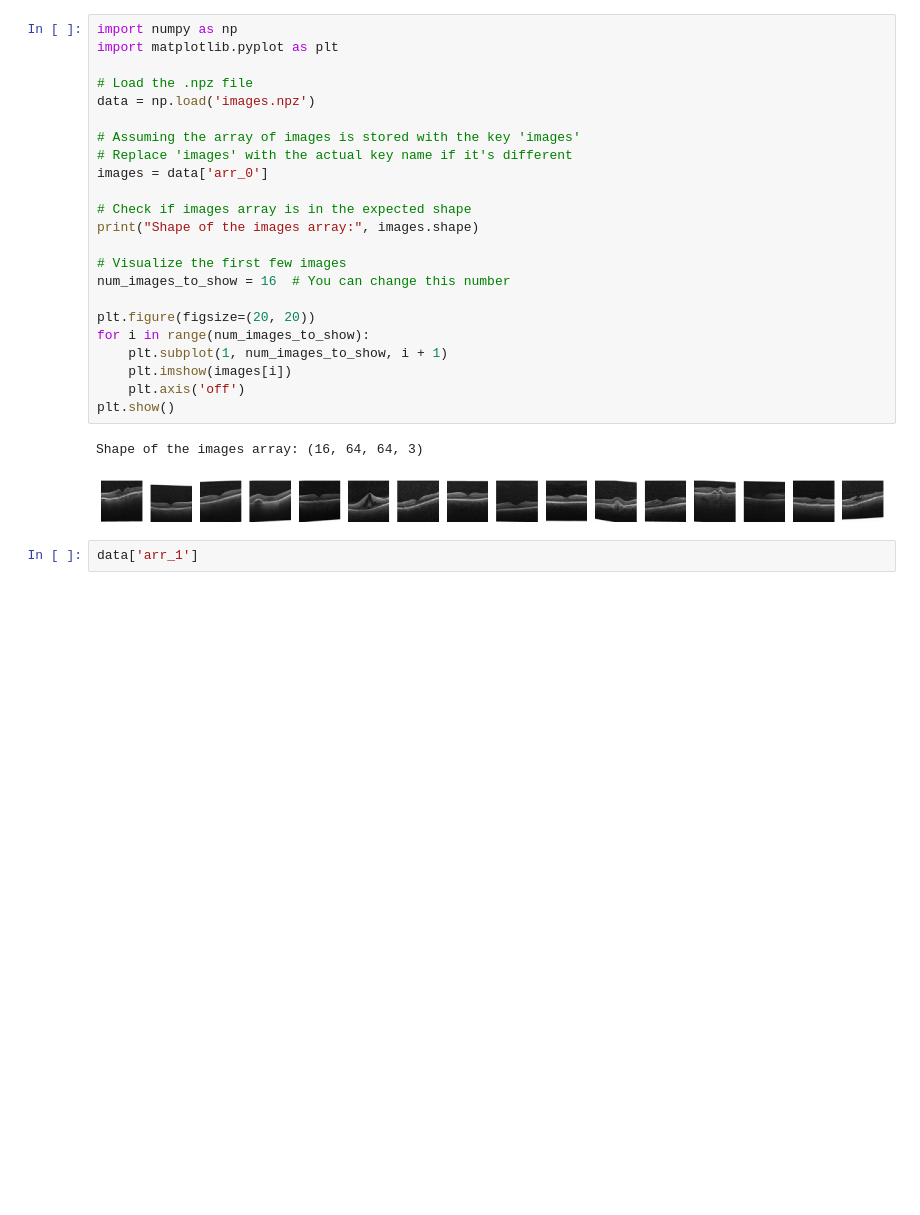
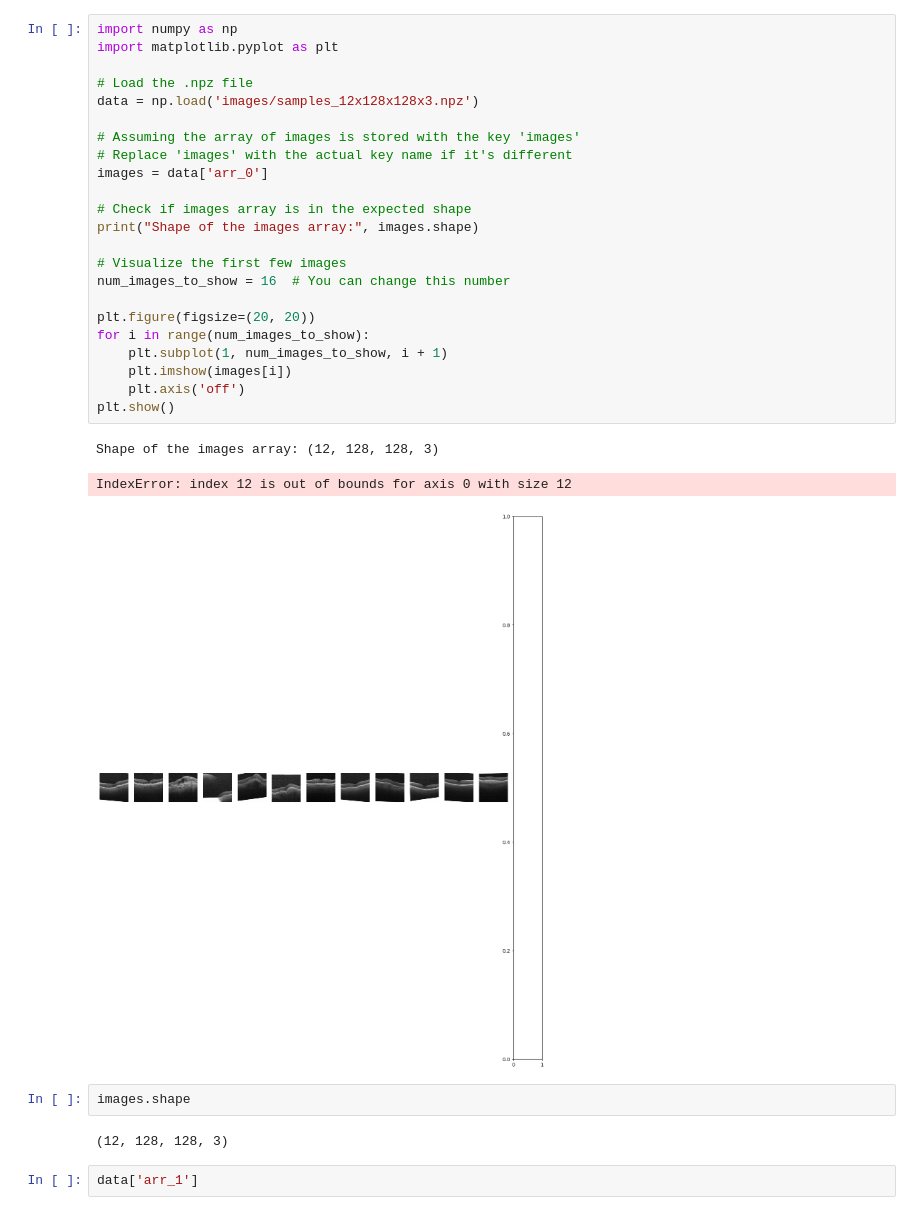
Before and after one commit to KevinRojas1499/guided-anomaly, a Jupyter notebook: visualize.ipynb, the cells around one changed output. Saved outputs shown, nothing was run; the diff lists cells and outputs as text; blank space fills up the shorter version.

```diff
--- a/visualize.ipynb
+++ b/visualize.ipynb
@@ -1,29 +1,34 @@
 # %%
 import numpy as np
 import matplotlib.pyplot as plt
 
 # Load the .npz file
-data = np.load('images.npz')
+data = np.load('images/samples_12x128x128x3.npz')
 
 # Assuming the array of images is stored with the key 'images'
 # Replace 'images' with the actual key name if it's different
 images = data['arr_0']
 
 # Check if images array is in the expected shape
 print("Shape of the images array:", images.shape)
 
 # Visualize the first few images
 num_images_to_show = 16  # You can change this number
 
 plt.figure(figsize=(20, 20))
 for i in range(num_images_to_show):
     plt.subplot(1, num_images_to_show, i + 1)
     plt.imshow(images[i])
     plt.axis('off')
 plt.show()
 # %% [output]
-Shape of the images array: (16, 64, 64, 3)
+Shape of the images array: (12, 128, 128, 3)
+IndexError: index 12 is out of bounds for axis 0 with size 12
-[figure, old version]
+[figure, new version]
+# %%
+images.shape
+# %% [output]
+(12, 128, 128, 3)
 # %%
 data['arr_1']
 # %% [output]
```
Also changed, not shown: 2 other files.
